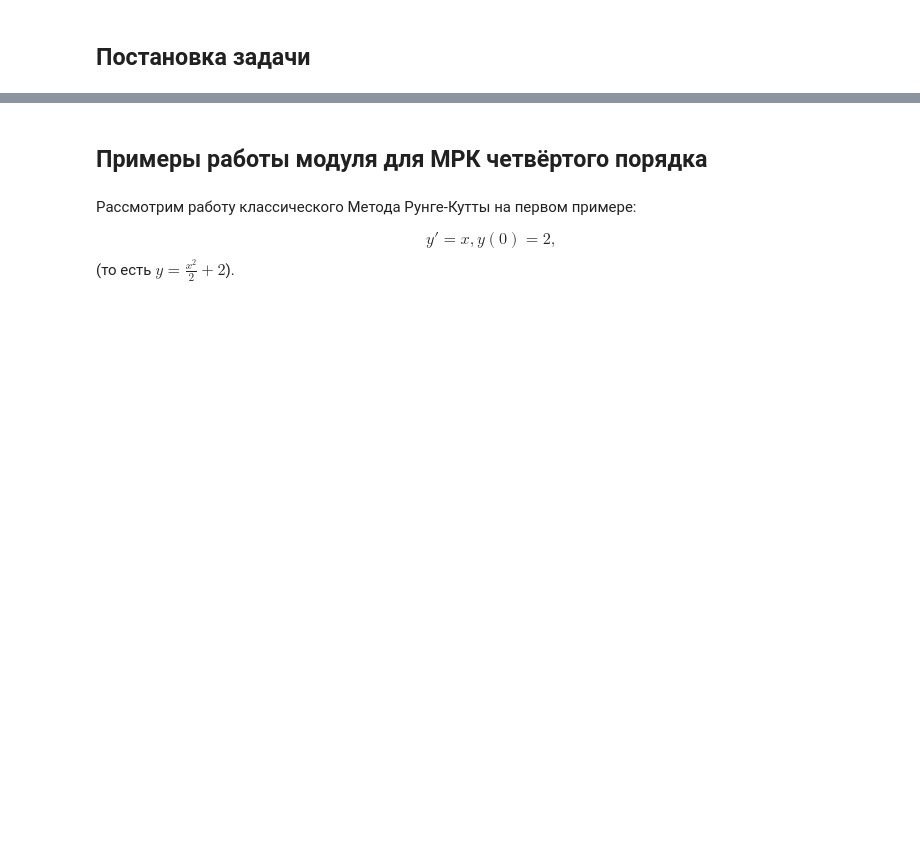
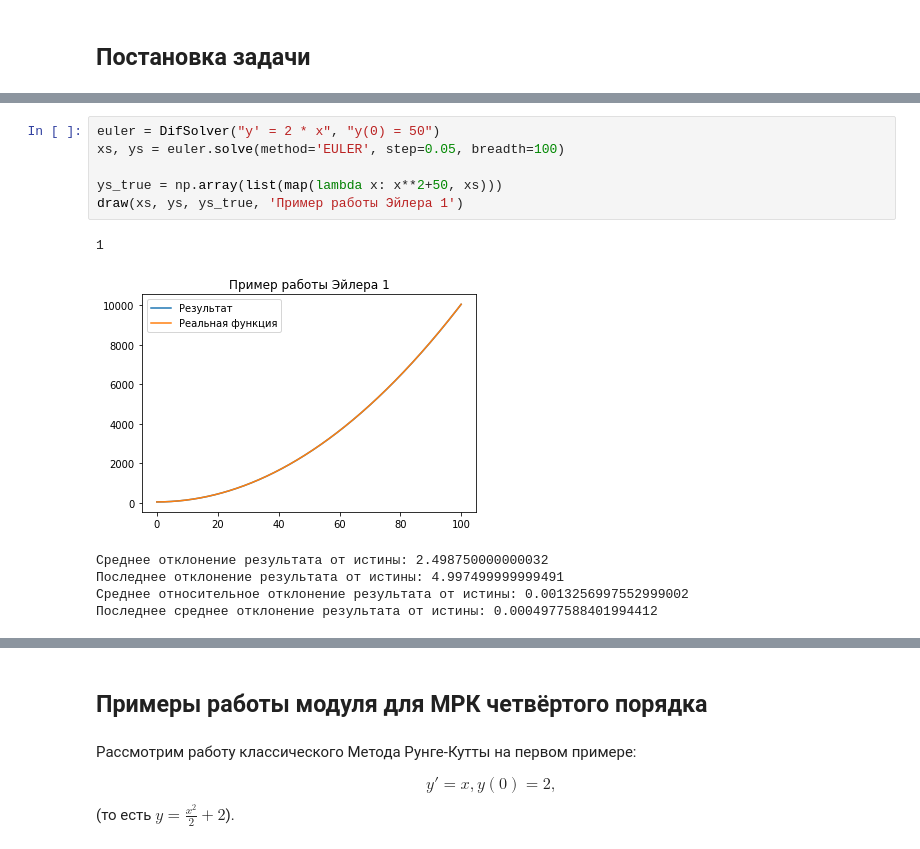
Before and after one commit to matveevk/Differential-Equations-Solver, a Jupyter notebook: runge_kutta_research.ipynb, the cells around one changed output, grey strips where cells are left out. Cells and saved outputs as stored; diff of their text form; blank space fills up the shorter version.

```diff
--- a/runge_kutta_research.ipynb
+++ b/runge_kutta_research.ipynb
@@ -27,0 +51,13 @@ $$y'(x) = f(x, y),$$
+# %%
+euler = DifSolver("y' = 2 * x", "y(0) = 50")
+xs, ys = euler.solve(method='EULER', step=0.05, breadth=100)
+
+ys_true = np.array(list(map(lambda x: x**2+50, xs)))
+draw(xs, ys, ys_true, 'Пример работы Эйлера 1')
+# %% [output]
+1
+[figure, added]
+Среднее отклонение результата от истины: 2.498750000000032
+Последнее отклонение результата от истины: 4.997499999999491
+Среднее относительное отклонение результата от истины: 0.0013256997552999002
+Последнее среднее отклонение результата от истины: 0.0004977588401994412
```
Also changed, not shown: parts of 27 cells of this notebook.
